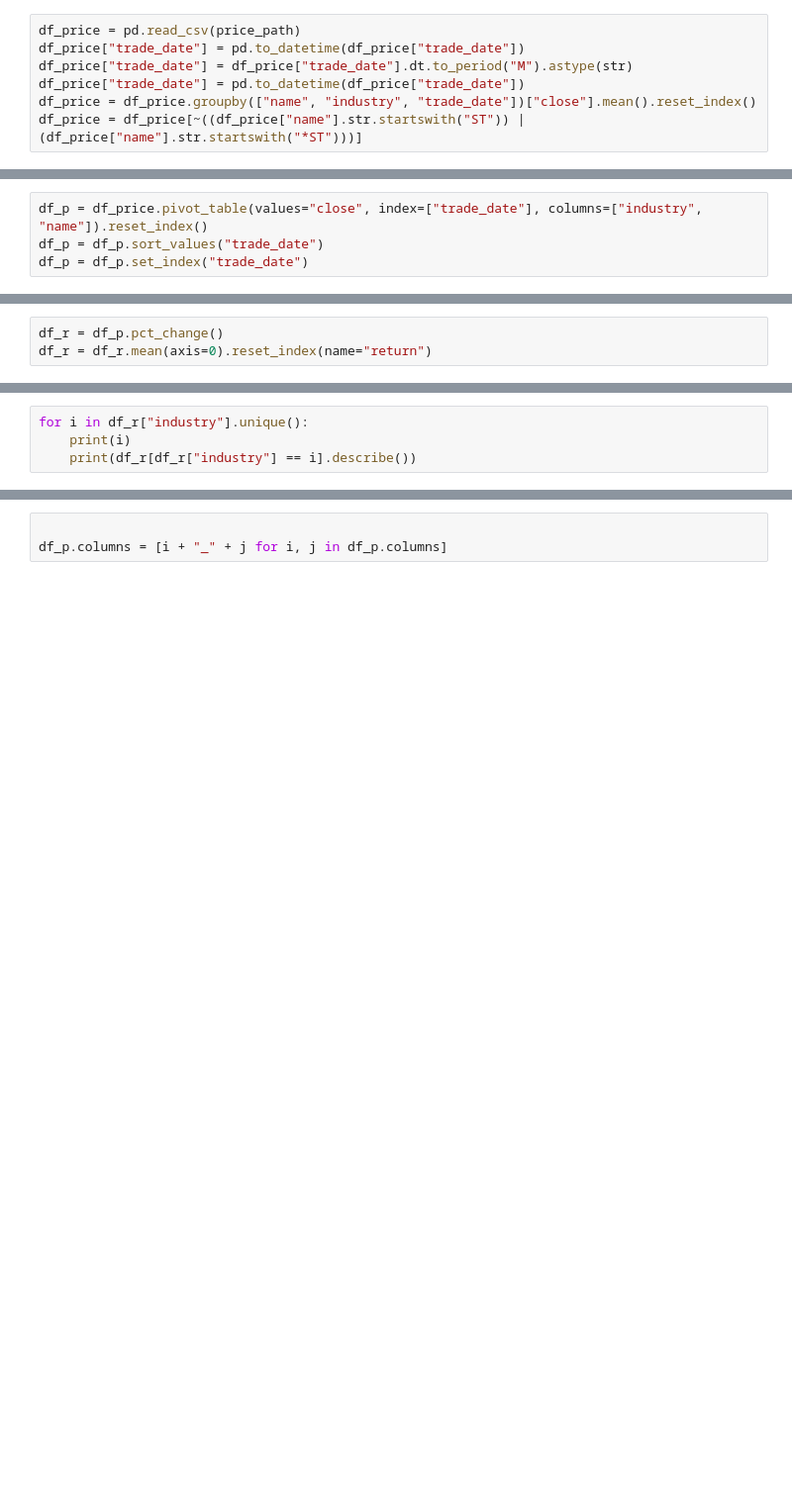
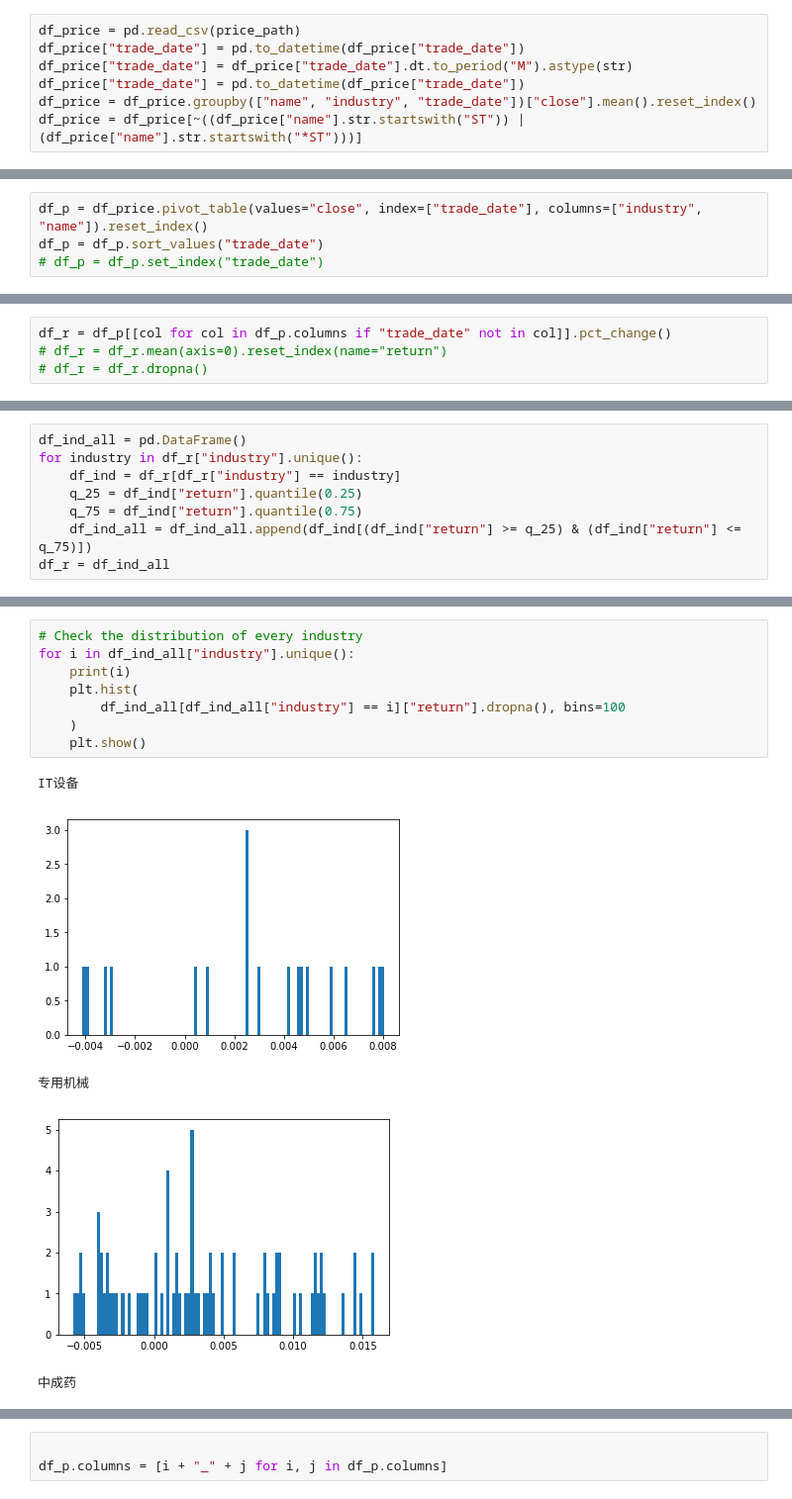
Before and after one commit to chentinghao/portfolio_algo, a Jupyter notebook: jupyter_notebook/industry_analysis.ipynb, the cells around one changed output, grey strips where cells are left out. Shown at 99% size. Cells and saved outputs as stored; diff of their text form; blank space fills up the shorter version.

Commit message:
Update industry_analysis

```diff
--- a/jupyter_notebook/industry_analysis.ipynb
+++ b/jupyter_notebook/industry_analysis.ipynb
@@ -13,4 +39,4 @@ df_price = df_price[~((df_price["name"].str.startswith("ST")) | (df_price["name"
 # %%
 df_p = df_price.pivot_table(values="close", index=["trade_date"], columns=["industry", "name"]).reset_index()
 df_p = df_p.sort_values("trade_date")
-df_p = df_p.set_index("trade_date")
+# df_p = df_p.set_index("trade_date")
@@ -17,3 +50,4 @@ df_p = df_p.set_index("trade_date")
 # %%
-df_r = df_p.pct_change()
-df_r = df_r.mean(axis=0).reset_index(name="return")
+df_r = df_p[[col for col in df_p.columns if "trade_date" not in col]].pct_change()
+# df_r = df_r.mean(axis=0).reset_index(name="return")
+# df_r = df_r.dropna()
@@ -20,4 +68,0 @@ df_r = df_r.mean(axis=0).reset_index(name="return")
-# %%
-for i in df_r["industry"].unique():
-    print(i)
-    print(df_r[df_r["industry"] == i].describe())
@@ -41,0 +99,8 @@ max     0.023569
+# %%
+df_ind_all = pd.DataFrame()
+for industry in df_r["industry"].unique():
+    df_ind = df_r[df_r["industry"] == industry]
+    q_25 = df_ind["return"].quantile(0.25)
+    q_75 = df_ind["return"].quantile(0.75)
+    df_ind_all = df_ind_all.append(df_ind[(df_ind["return"] >= q_25) & (df_ind["return"] <= q_75)])
+df_r = df_ind_all
@@ -41,0 +112,14 @@ max     0.023569
+# %%
+# Check the distribution of every industry
+for i in df_ind_all["industry"].unique():
+    print(i)
+    plt.hist(
+        df_ind_all[df_ind_all["industry"] == i]["return"].dropna(), bins=100
+    )
+    plt.show()
+# %% [output]
+IT设备
+[figure, added]
+专用机械
+[figure, added]
+中成药
```
Also changed, not shown: parts of 13 cells of this notebook.
